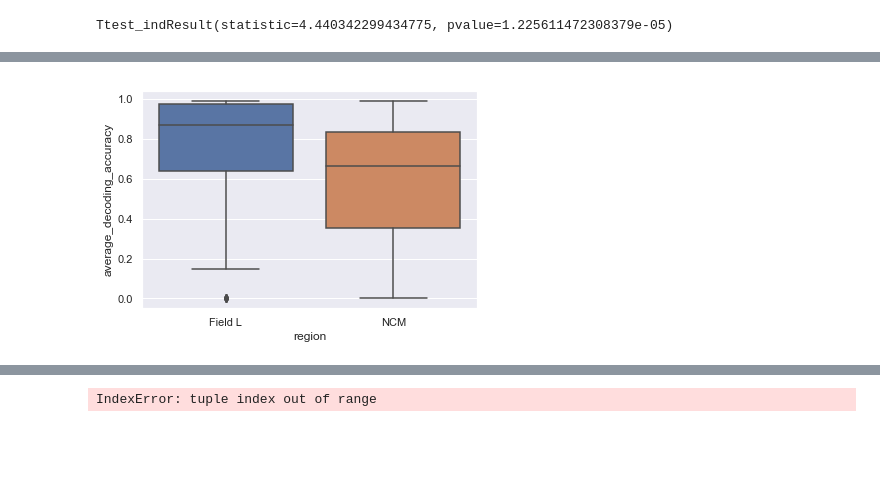
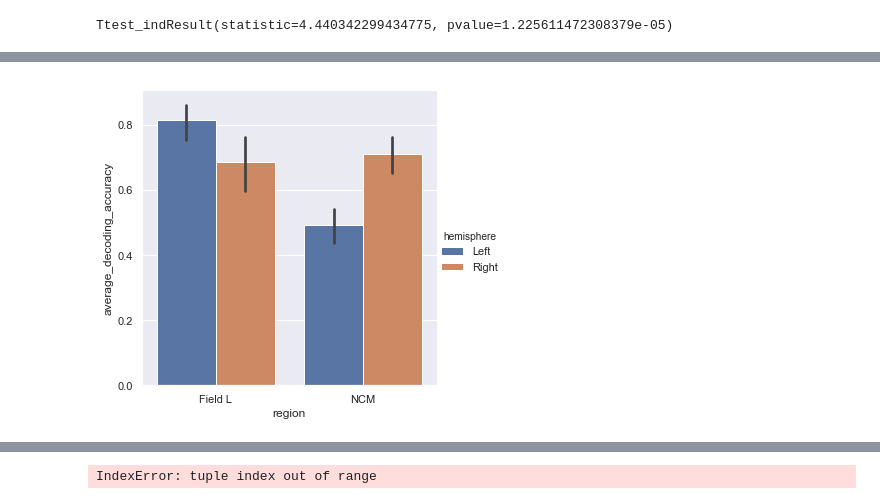
Before and after one commit to dnatanov/dnlab, a Jupyter notebook: exploratory_analysis.ipynb, the cells around one changed output, grey strips where cells are left out. Drawn from its saved outputs; the diff is of its cells as text; code cells hidden in the pictures; blank space fills up the shorter version.

Commit message:
draft of contrast decoding accuracy

```diff
--- a/exploratory_analysis.ipynb
+++ b/exploratory_analysis.ipynb
@@ -385,3 +248,6 @@ l_c_df["region"] = "Field L"
 # %%
 #contrast_df = pd.concat(ncm_c_df, l_c_df)
 contrast_df = pd.concat([l_c_df, ncm_c_df])
+# %%
+fn =  mdl.get_pathname()
+contrast_df = pd.read_csv(fn)
@@ -388,6 +291,5 @@ contrast_df = pd.concat([l_c_df, ncm_c_df])
 # %%
-sns.set()
-sns.boxplot(x="region", y='average_decoding_accuracy', data=contrast_df)
+sns.catplot(x='region', y='average_decoding_accuracy', hue='hemisphere', data=contrast_df, kind='bar')
 plt.show()
 # %% [output]
-[figure, old version]
+[figure, new version]
```
Also changed, not shown: parts of 30 cells of this notebook, 2 other files.
